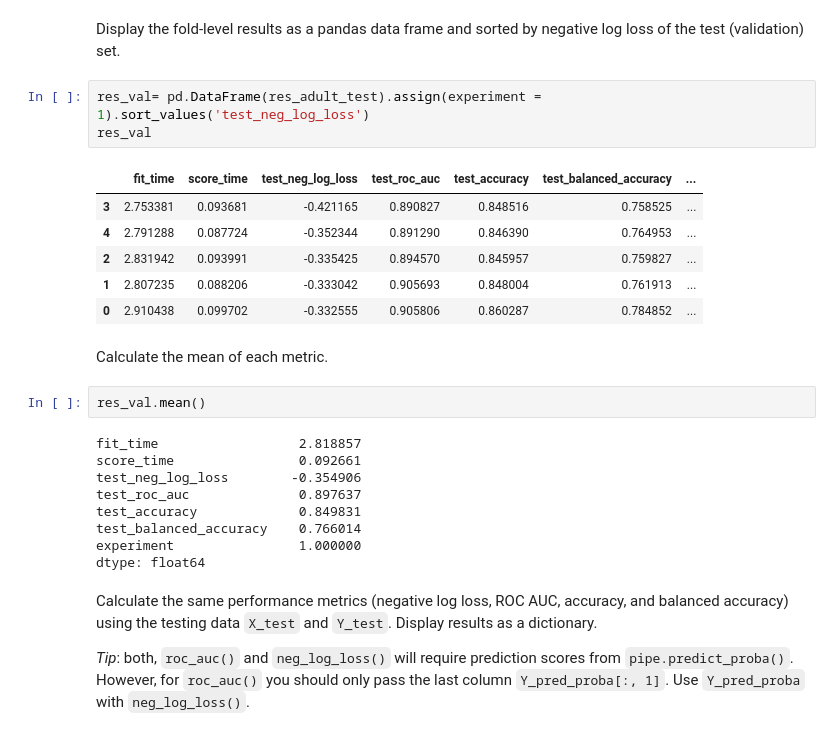
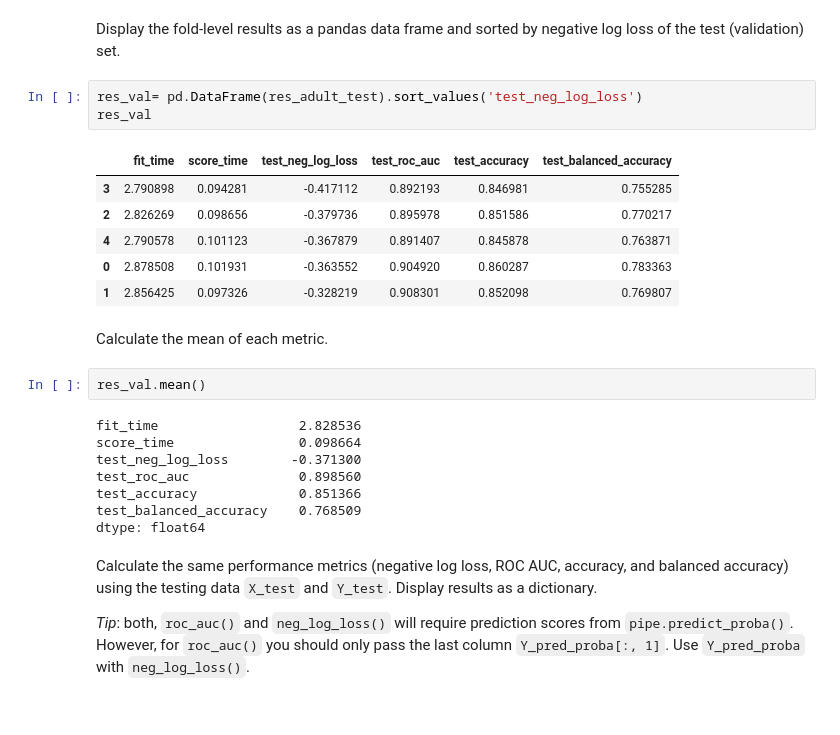
Before and after one commit to sari-tech/scaling_to_production, a Jupyter notebook: 02_activities/assignments/assignment_2.ipynb, the cells around one changed output. Saved outputs shown, nothing was run; the diff lists cells and outputs as text.

Commit message:
Assignment 2 updates

```diff
--- a/02_activities/assignments/assignment_2.ipynb
+++ b/02_activities/assignments/assignment_2.ipynb
@@ -203,27 +203,26 @@ res_adult_train, res_adult_test
 # %% [markdown]
 Display the fold-level results as a pandas data frame and sorted by negative log loss of the test (validation) set.
 # %%
-res_val= pd.DataFrame(res_adult_test).assign(experiment = 1).sort_values('test_neg_log_loss')
+res_val= pd.DataFrame(res_adult_test).sort_values('test_neg_log_loss')
 res_val
 # %% [output]
-|  | fit_time | score_time | test_neg_log_loss | test_roc_auc | test_accuracy | test_balanced_accuracy | ... |
-| 3 | 2.753381 | 0.093681 | -0.421165 | 0.890827 | 0.848516 | 0.758525 | ... |
-| 4 | 2.791288 | 0.087724 | -0.352344 | 0.891290 | 0.846390 | 0.764953 | ... |
-| 2 | 2.831942 | 0.093991 | -0.335425 | 0.894570 | 0.845957 | 0.759827 | ... |
-| 1 | 2.807235 | 0.088206 | -0.333042 | 0.905693 | 0.848004 | 0.761913 | ... |
-| 0 | 2.910438 | 0.099702 | -0.332555 | 0.905806 | 0.860287 | 0.784852 | ... |
+|  | fit_time | score_time | test_neg_log_loss | test_roc_auc | test_accuracy | test_balanced_accuracy |
+| 3 | 2.790898 | 0.094281 | -0.417112 | 0.892193 | 0.846981 | 0.755285 |
+| 2 | 2.826269 | 0.098656 | -0.379736 | 0.895978 | 0.851586 | 0.770217 |
+| 4 | 2.790578 | 0.101123 | -0.367879 | 0.891407 | 0.845878 | 0.763871 |
+| 0 | 2.878508 | 0.101931 | -0.363552 | 0.904920 | 0.860287 | 0.783363 |
+| 1 | 2.856425 | 0.097326 | -0.328219 | 0.908301 | 0.852098 | 0.769807 |
 # %% [markdown]
 Calculate the mean of each metric.
 # %%
 res_val.mean()
 # %% [output]
-fit_time                  2.818857
-score_time                0.092661
-test_neg_log_loss        -0.354906
-test_roc_auc              0.897637
-test_accuracy             0.849831
-test_balanced_accuracy    0.766014
-experiment                1.000000
+fit_time                  2.828536
+score_time                0.098664
+test_neg_log_loss        -0.371300
+test_roc_auc              0.898560
+test_accuracy             0.851366
+test_balanced_accuracy    0.768509
 dtype: float64
 # %% [markdown]
 Calculate the same performance metrics (negative log loss, ROC AUC, accuracy, and balanced accuracy) using the testing data `X_test` and `Y_test`. Display results as a dictionary.
```
Also changed, not shown: parts of 3 cells of this notebook.
